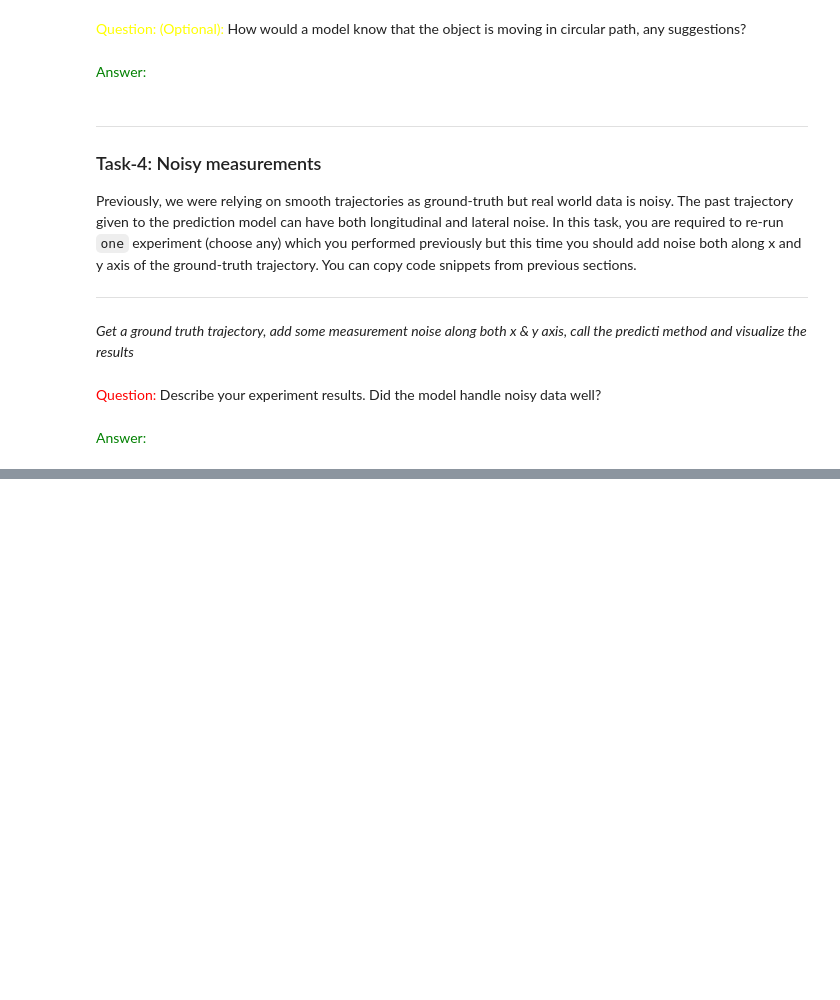
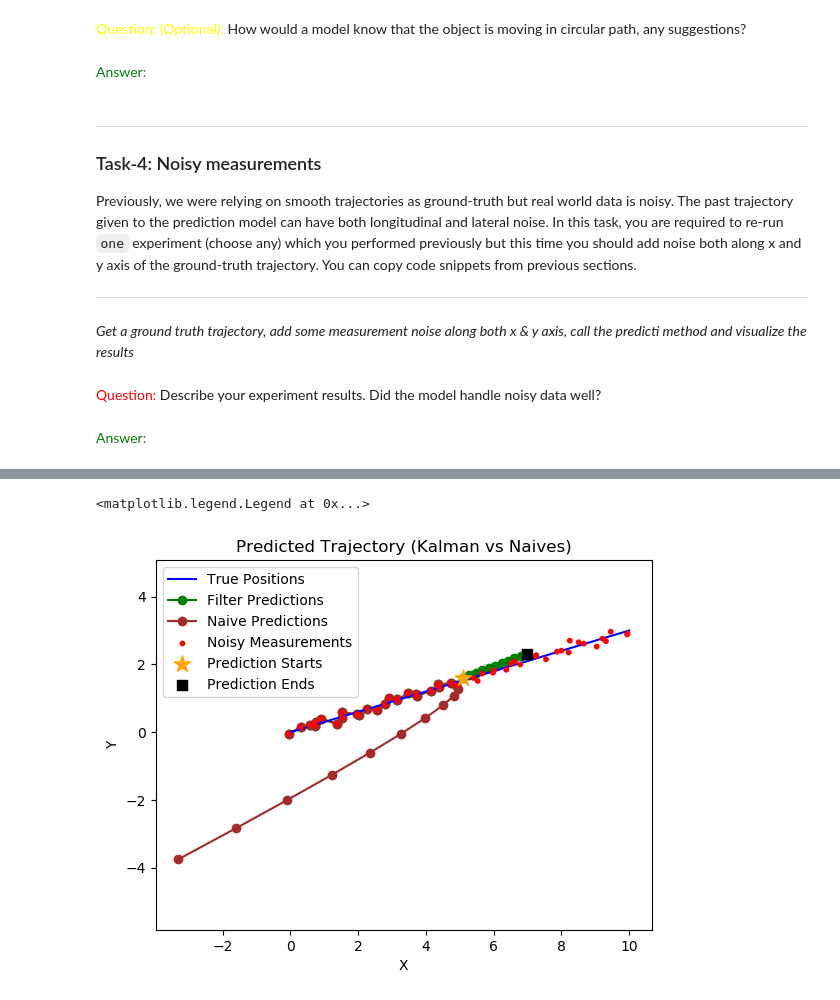
Before and after one commit to MahirGulzar/fundamentals_of_autonomous_driving, a Jupyter notebook: motion_prediction_lab.ipynb, the cells around one changed output, grey strips where cells are left out. Drawn from its saved outputs; the diff is of its cells as text; code cells hidden in the pictures; blank space fills up the shorter version.

Commit message:
Added filter vs naive method comparison

```diff
--- a/motion_prediction_lab.ipynb
+++ b/motion_prediction_lab.ipynb
@@ -555,0 +523,74 @@ plt.show()
+# %%
+
+
+# Generate the circular trajectory
+# trajectory = generate_sin_wave_trajectory(length=15, amplitude=1, period=1, wavelength=10, num_points=30)
+# trajectory = generate_circle_trajectory(center, radius, num_points)
+# trajectory = generate_curved_trajectory(start_point, end_point, num_points)
+trajectory = generate_linear_trajectory(start_point, end_point, num_points)
+
+
+# Define the center of the circle, radius, and number of points
+# center = (0, 0)
+# radius = 2
+# num_points = 50
+
+# # Generate the circular trajectory
+# trajectory = generate_circle_trajectory(center, radius, num_points)
+
+# Define number of future points to predict
+n = 10
+
+measurement_noise = 0.09
+process_noise = 0.0000001
+trajectory_measurement = trajectory + np.random.randn(len(trajectory), 2) * measurement_noise
+half_len = int((len(trajectory_measurement)/2))
+
+
+
+kf = KalmanFilter([trajectory_measurement[0][0], trajectory_measurement[0][1]], acceleration=True, process_noise=process_noise, measurement_noise=0.0)
+
+# kf = KalmanFilter2D(dt=0.1, x_init=trajectory_measurement[0], P_init=200, constant_acceleration=False)
+
+# kf = KinematicKalmanFilter(dt=0.1, x_init=trajectory_measurement[0], P_init=200, constant_acceleration=True, measurement_noise=0.1)
+
+
+# run Kalman filter on measurements
+
+predicted_trajectory = []
+prediction_counter = 0
+for i in range(len(trajectory_measurement)):
+    kf.predict()
+
+    if(i <= half_len):
+        kf.update(trajectory_measurement[i])
+        predicted_trajectory.append(kf.get_state()[0:2])
+
+    else:
+        if prediction_counter < n:
+            prediction_counter += 1
+            predicted_trajectory.append(kf.get_state()[0:2])
+        else:
+            break
+
+predicted_trajectory = np.array(predicted_trajectory)
+
+
+naive_predicted_trajectory = predict_trajectory(trajectory_measurement[:half_len], n, acceleration=True)
+
+
+fig, ax = plt.subplots()
+ax.plot(trajectory[:, 0], trajectory[:, 1], 'b-', label='True Positions',  zorder=2)
+ax.plot(predicted_trajectory[:,0], predicted_trajectory[:,1], 'bo-', label='Filter Predictions', color='g',  zorder=1)
+ax.plot(naive_predicted_trajectory[:,0], naive_predicted_trajectory[:,1], 'bo-', label='Naive Predictions', color='brown',  zorder=1)
+ax.scatter(trajectory_measurement[:,0], trajectory_measurement[:,1], label='Noisy Measurements',s=[10]*(len(trajectory_measurement)), color='r', zorder=3)
+ax.scatter(trajectory_measurement[half_len][0], trajectory_measurement[half_len][1], label='Prediction Starts', marker='*', color='orange', s=[150],  zorder=3)
+ax.scatter(predicted_trajectory[-1:,0], predicted_trajectory[-1:,1], label='Prediction Ends', marker='s'  , color='black', s=[50],  zorder=3)
+ax.axis('equal')
+ax.set_xlabel('X')
+ax.set_ylabel('Y')
+ax.set_title('Predicted Trajectory (Kalman vs Naives)')
+ax.legend()
+# %% [output]
+<matplotlib.legend.Legend at 0x...>
+[figure, added]
```
Also changed, not shown: parts of 5 cells of this notebook.
